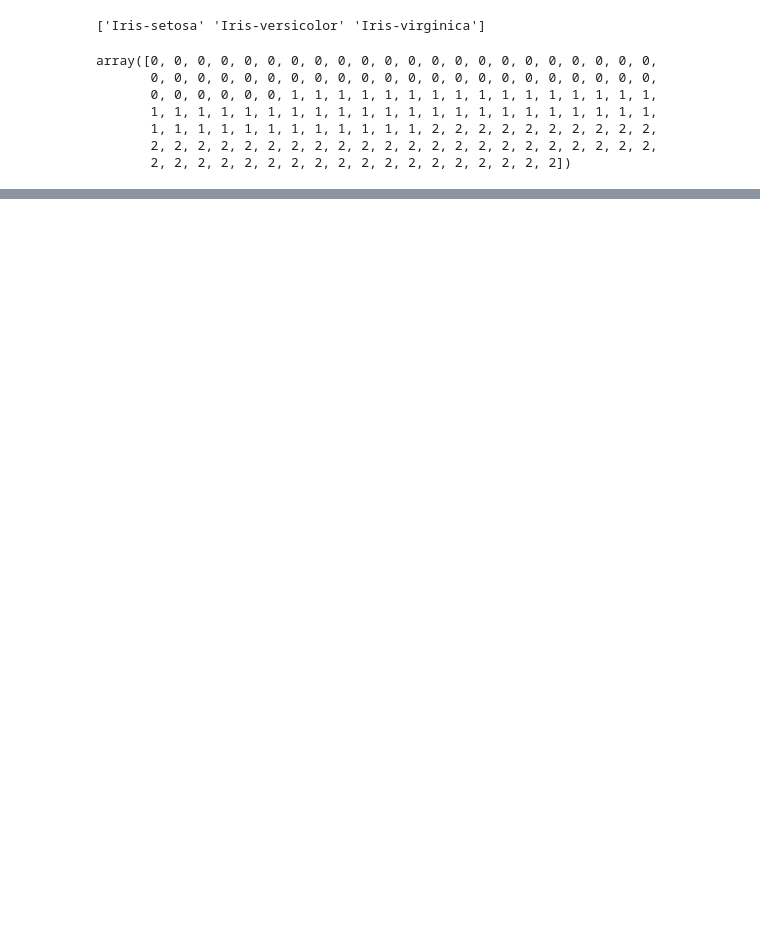
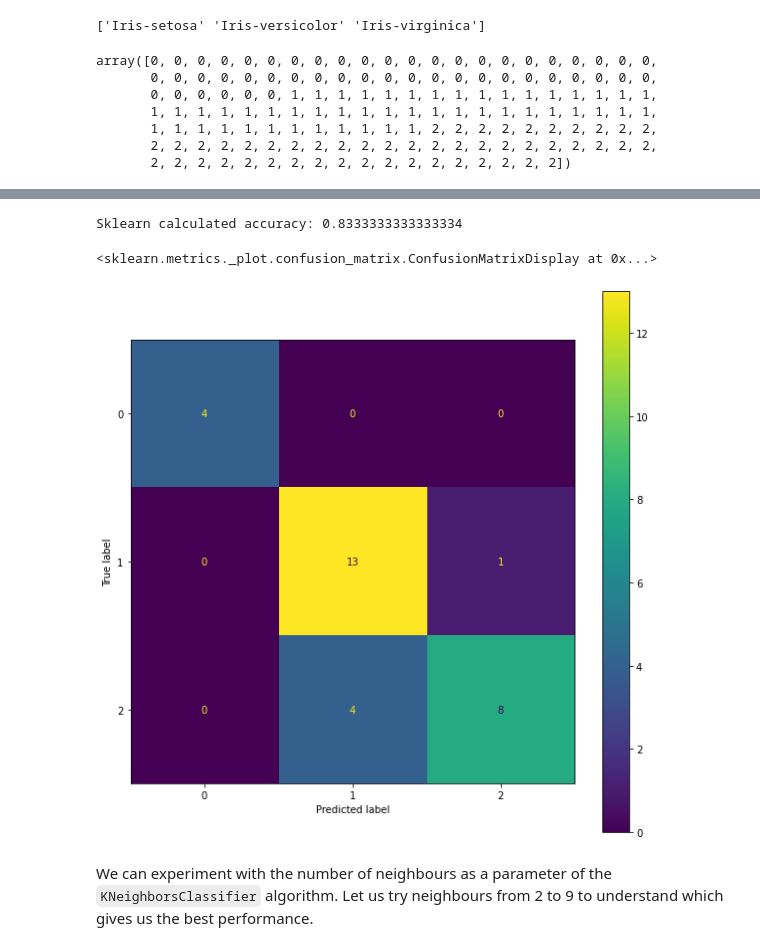
Before and after one commit to ABostrom/DataMiningExamples, a Jupyter notebook: Labsheets/Lab4/Lab4_Classification.ipynb, the cells around one changed output, grey strips where cells are left out. Saved outputs shown, nothing was run; the diff lists cells and outputs as text; code cells hidden in the pictures; blank space fills up the shorter version.

```diff
--- a/Labsheets/Lab4/Lab4_Classification.ipynb
+++ b/Labsheets/Lab4/Lab4_Classification.ipynb
@@ -213,3 +273,24 @@ We then want to maximise (or minimise) our scoring (often accuracy) function to
+# %%
+clf = clf_nn
+clf.fit(X_train,y_train);
+y_hat = clf.predict(X_test)
+y_hat
+#we can use the built in accuracy metrics in sklearn.
+accuracy = accuracy_score(y_test, y_hat)
+print('Sklearn calculated accuracy:',accuracy)
+
+#we can get the confusion matrix
+cm = confusion_matrix(y_test, y_hat)
+
+#we can plot it
+from sklearn.metrics import plot_confusion_matrix
+plot_confusion_matrix(clf, X_test, y_test)
+# %% [output]
+Sklearn calculated accuracy: 0.8333333333333334
+<sklearn.metrics._plot.confusion_matrix.ConfusionMatrixDisplay at 0x...>
+[figure, added]
+# %% [markdown]
+We can  experiment with the number of neighbours as a parameter of the `KNeighborsClassifier` algorithm.  Let us try neighbours from 2 to 9 to understand which gives us the best performance.
 # %%
 from sklearn.tree import DecisionTreeClassifier
 #in the case of decision trees, we have to options for selecting our splitting criterion method
```
Also changed, not shown: parts of 23 cells of this notebook, 1 other file.
